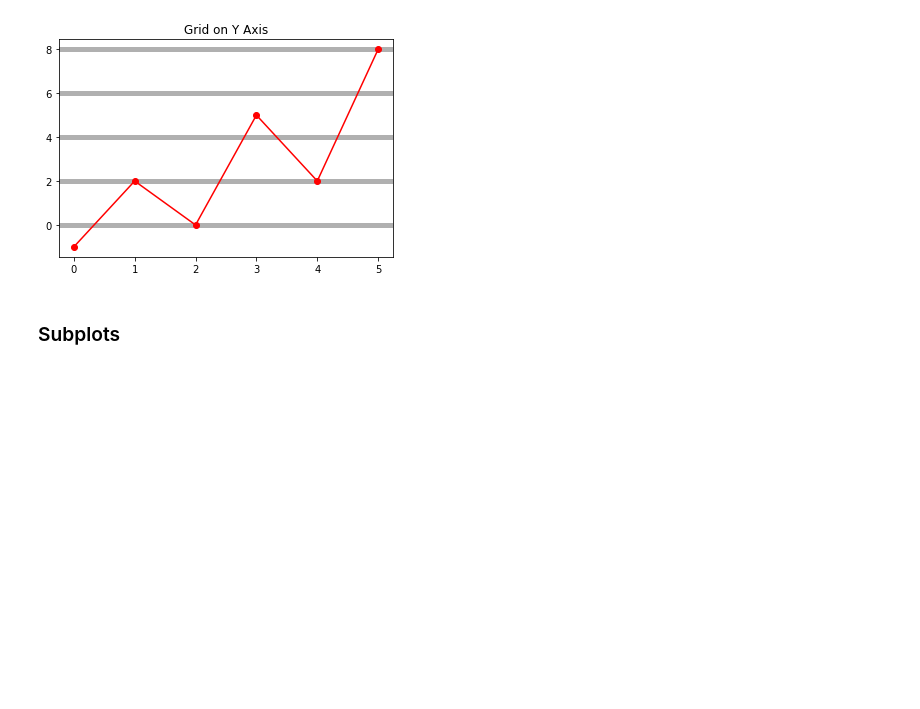
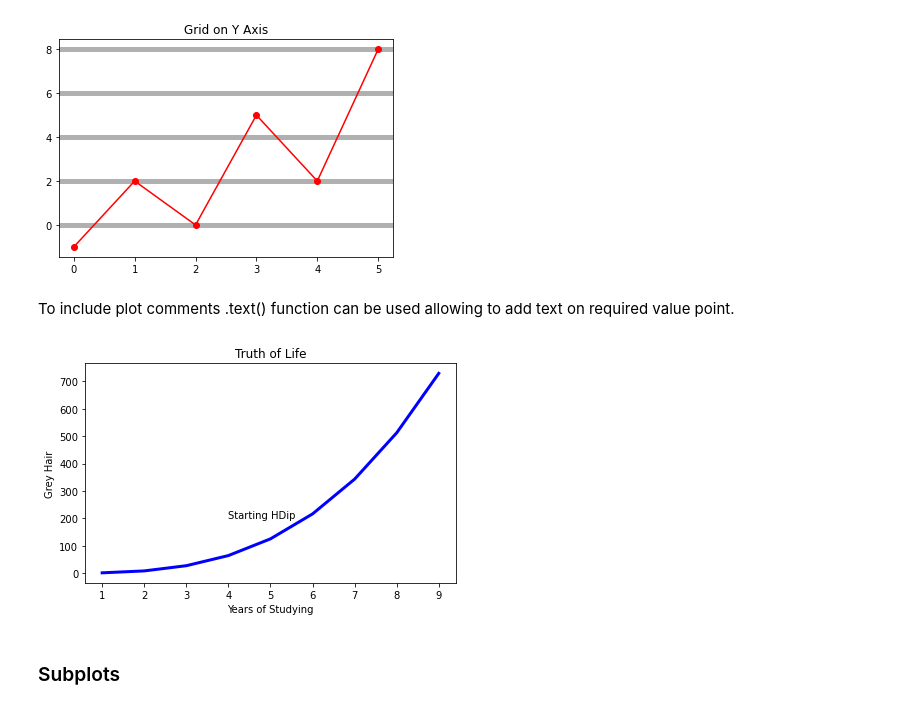
Before and after one commit to Mantvydas-data/FundamentalsofDataAnalysis, a Jupyter notebook: pyplot.ipynb, the cells around one changed output. Cells and saved outputs as stored; diff of their text form; code cells hidden in the pictures; blank space fills up the shorter version.

```diff
--- a/pyplot.ipynb
+++ b/pyplot.ipynb
@@ -205,5 +205,24 @@ plt.show()
 [figure]
 [figure]
 [figure]
+# %% [markdown]
+To include plot comments .text() function can be used allowing to add text on required value point.
+# %%
+# Creating array for X values
+xval = np.arange(1,10)
+yval = xval**3
+
+# Creating an exponential plot
+plt.plot(xval, yval, c='b', lw= 3)
+plt.title("Truth of Life")
+plt.xlabel("Years of Studying")
+plt.ylabel("Grey Hair")
+
+# Adding text comment
+plt.text(4,200, "Starting HDip")
+plt.tight_layout() # Adding tight layout option to plots get mashed up
+plt.show()
+# %% [output]
+[figure, added]
 # %% [markdown]
 ### Subplots
```
Also changed, not shown: parts of 5 cells of this notebook.
